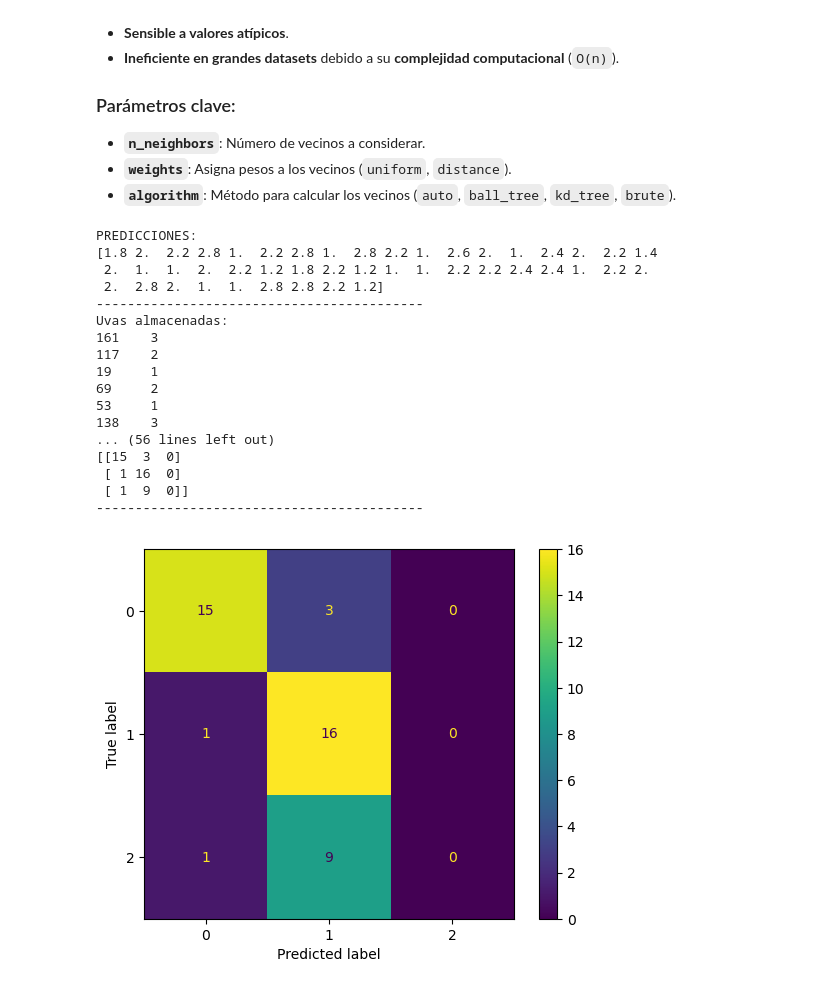
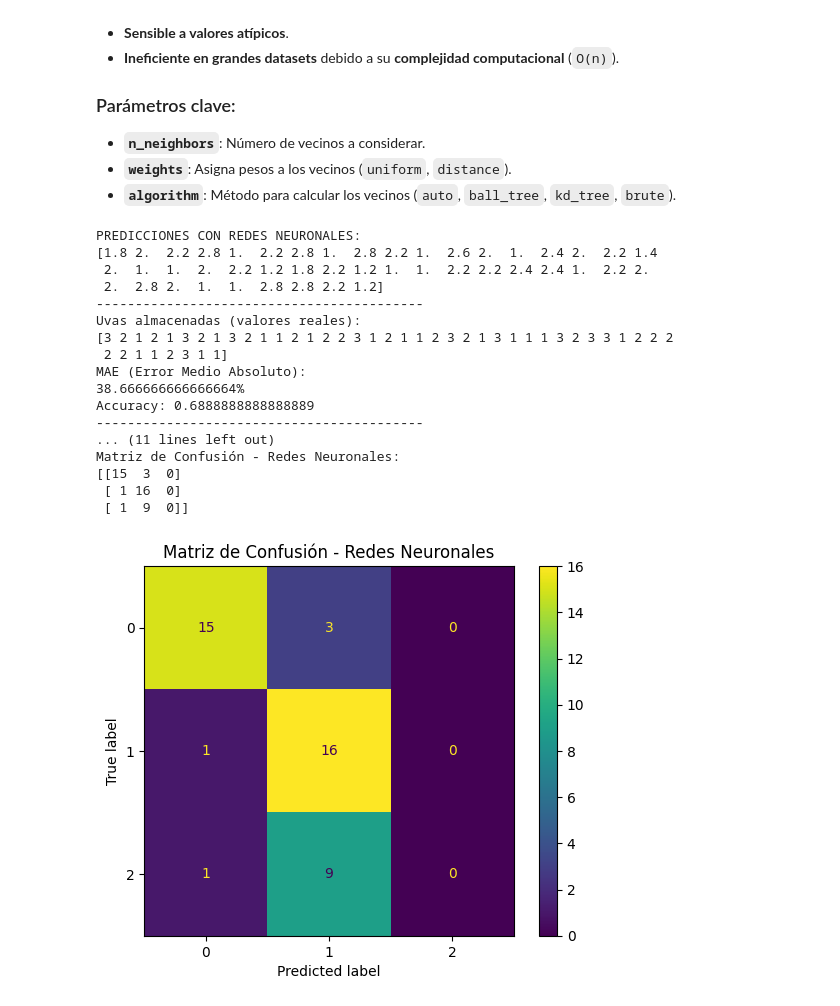
Before and after one commit to ikasle12345/RETO1, a Jupyter notebook: ModeloVino.ipynb, the cells around one changed output. Saved outputs shown, nothing was run; the diff lists cells and outputs as text; code cells hidden in the pictures.

```diff
--- a/ModeloVino.ipynb
+++ b/ModeloVino.ipynb
@@ -487,70 +462,55 @@ Uvas almacenadas:
 - **`weights`**: Asigna pesos a los vecinos (`uniform`, `distance`).
 - **`algorithm`**: Método para calcular los vecinos (`auto`, `ball_tree`, `kd_tree`, `brute`).
 # %%
-wine_file_path = 'Wine_dataset.csv'
-wine_data = pd.read_csv(wine_file_path)
-
-y = wine_data['class']
-wine_features = ['Proanthocyanins', 'Proline ', 'OD280/OD315 of diluted wines', 'Flavanoids', 'Total phenols']
-x = wine_data[wine_features]
-
-train_x, val_x, train_y, val_y = train_test_split(x, y, random_state=1)
-
 wine_model3 = KNeighborsRegressor(n_neighbors=5) # no tiene el parametro random_state
-
 wine_model3.fit(train_x, train_y)
-
 predictions3 = wine_model3.predict(val_x)
 
-print("PREDICCIONES:")
+print("PREDICCIONES CON REDES NEURONALES:")
 print(predictions3)
 print('------------------------------------------')
-print('Uvas almacenadas:')
-print(val_y)
-print('MAE:')
+print('Uvas almacenadas (valores reales):')
+print(val_y.values)
+print('MAE (Error Medio Absoluto):')
 print(f'{mean_absolute_error(val_y, predictions3) * 100}%')
 
 predictions_int3 = list(map(int, predictions3))
 accuracy3 = accuracy_score(val_y, predictions_int3)
 print("Accuracy:", accuracy3)
-
 print('------------------------------------------')
 
-prueba3 = EstadisticaDescriptiva()
-
+prueba3= EstadisticaDescriptiva()
 resumen3 = prueba3.resumenEstadistico(predictions_int3)
 
-print("Resumen Estadístico de las Predicciones:")
+print("Resumen Estadístico de las Predicciones - Redes Neuronales:")
 for clave, valor in resumen3.items():
     print(f"{clave}: {valor}")
-
-print('------------------------------------------')
-conf_matrix = confusion_matrix(val_y, predictions_int3)
-
-print("Matriz de Confusión:")
-print(conf_matrix)
 print('------------------------------------------')
 
-visualizar = ConfusionMatrixDisplay(confusion_matrix=conf_matrix)
-visualizar.plot()
+conf_matrix3 = confusion_matrix(val_y, predictions_int3)
+print("Matriz de Confusión - Redes Neuronales:")
+print(conf_matrix3)
 
+visualizar3 = ConfusionMatrixDisplay(confusion_matrix=conf_matrix3)
+visualizar3.plot()
+plt.title("Matriz de Confusión - Redes Neuronales")
 plt.show()
 # %% [output]
-PREDICCIONES:
+PREDICCIONES CON REDES NEURONALES:
 [1.8 2.  2.2 2.8 1.  2.2 2.8 1.  2.8 2.2 1.  2.6 2.  1.  2.4 2.  2.2 1.4
  2.  1.  1.  2.  2.2 1.2 1.8 2.2 1.2 1.  1.  2.2 2.2 2.4 2.4 1.  2.2 2.
  2.  2.8 2.  1.  1.  2.8 2.8 2.2 1.2]
 ------------------------------------------
-Uvas almacenadas:
-161    3
-117    2
-19     1
-69     2
-53     1
-138    3
-... (56 lines left out)
+Uvas almacenadas (valores reales):
+[3 2 1 2 1 3 2 1 3 2 1 1 2 1 2 2 3 1 2 1 1 2 3 2 1 3 1 1 1 3 2 3 3 1 2 2 2
+ 2 2 1 1 2 3 1 1]
+MAE (Error Medio Absoluto):
+38.666666666666664%
+Accuracy: 0.6888888888888889
+------------------------------------------
+... (11 lines left out)
+Matriz de Confusión - Redes Neuronales:
 [[15  3  0]
  [ 1 16  0]
  [ 1  9  0]]
-------------------------------------------
-[figure, old version]
+[figure, new version]
```
Also changed, not shown: parts of 9 cells of this notebook.
